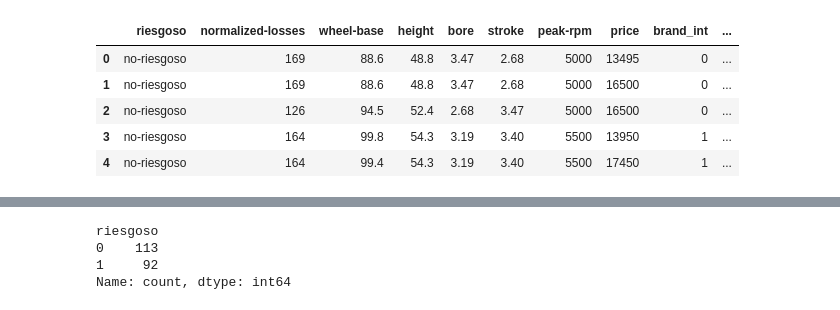
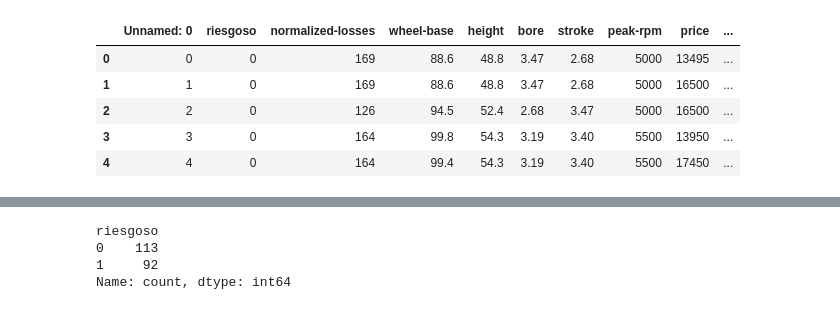
Before and after one commit to Andres-Shadow/artificial-intelligence, a Jupyter notebook: datasets-raw/Red_Neuronal.ipynb, the cells around one changed output, grey strips where cells are left out. Cells and saved outputs as stored; diff of their text form; code cells hidden in the pictures.

```diff
--- a/datasets-raw/Red_Neuronal.ipynb
+++ b/datasets-raw/Red_Neuronal.ipynb
@@ -29,15 +29,15 @@ from keras.models import Sequential
 from keras.layers import Dense
 from keras.layers import Dropout
 # %%
-df = pd.read_csv('./limpio.csv')
+df = pd.read_csv('./automoviles-limpio.csv')
 df.head()
 # %% [output]
-|  | riesgoso | normalized-losses | wheel-base | height | bore | stroke | peak-rpm | price | brand_int | ... |
-| 0 | no-riesgoso | 169 | 88.6 | 48.8 | 3.47 | 2.68 | 5000 | 13495 | 0 | ... |
-| 1 | no-riesgoso | 169 | 88.6 | 48.8 | 3.47 | 2.68 | 5000 | 16500 | 0 | ... |
-| 2 | no-riesgoso | 126 | 94.5 | 52.4 | 2.68 | 3.47 | 5000 | 16500 | 0 | ... |
-| 3 | no-riesgoso | 164 | 99.8 | 54.3 | 3.19 | 3.40 | 5500 | 13950 | 1 | ... |
-| 4 | no-riesgoso | 164 | 99.4 | 54.3 | 3.19 | 3.40 | 5500 | 17450 | 1 | ... |
+|  | Unnamed: 0 | riesgoso | normalized-losses | wheel-base | height | bore | stroke | peak-rpm | price | ... |
+| 0 | 0 | 0 | 169 | 88.6 | 48.8 | 3.47 | 2.68 | 5000 | 13495 | ... |
+| 1 | 1 | 0 | 169 | 88.6 | 48.8 | 3.47 | 2.68 | 5000 | 16500 | ... |
+| 2 | 2 | 0 | 126 | 94.5 | 52.4 | 2.68 | 3.47 | 5000 | 16500 | ... |
+| 3 | 3 | 0 | 164 | 99.8 | 54.3 | 3.19 | 3.40 | 5500 | 13950 | ... |
+| 4 | 4 | 0 | 164 | 99.4 | 54.3 | 3.19 | 3.40 | 5500 | 17450 | ... |
 # %%
 #mapeo de valores
 # Suponiendo que tienes un DataFrame llamado 'df' y una columna llamada 'columna_a_mapear'
```
Also changed, not shown: parts of 15 cells of this notebook, 7 other files.
